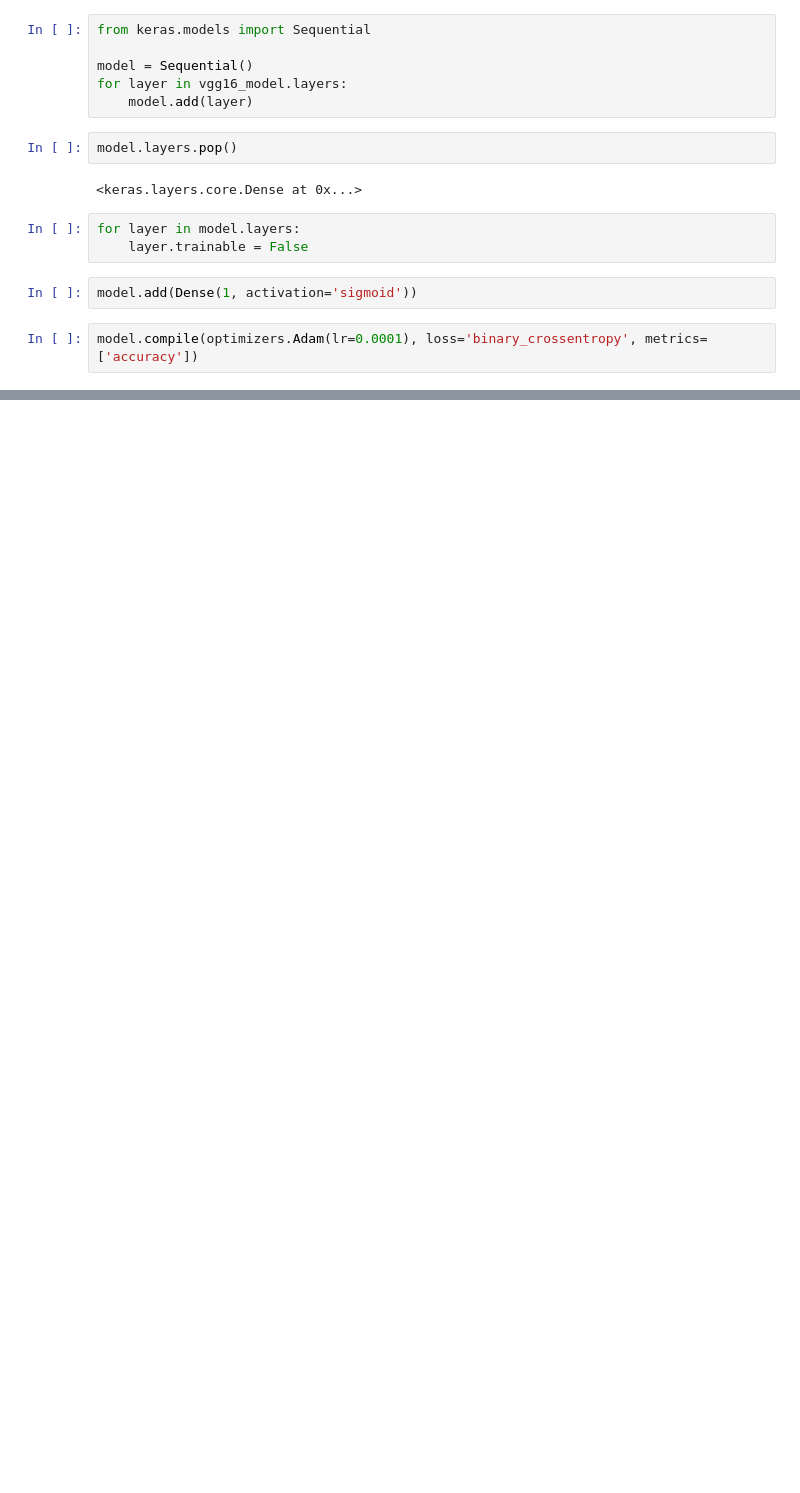
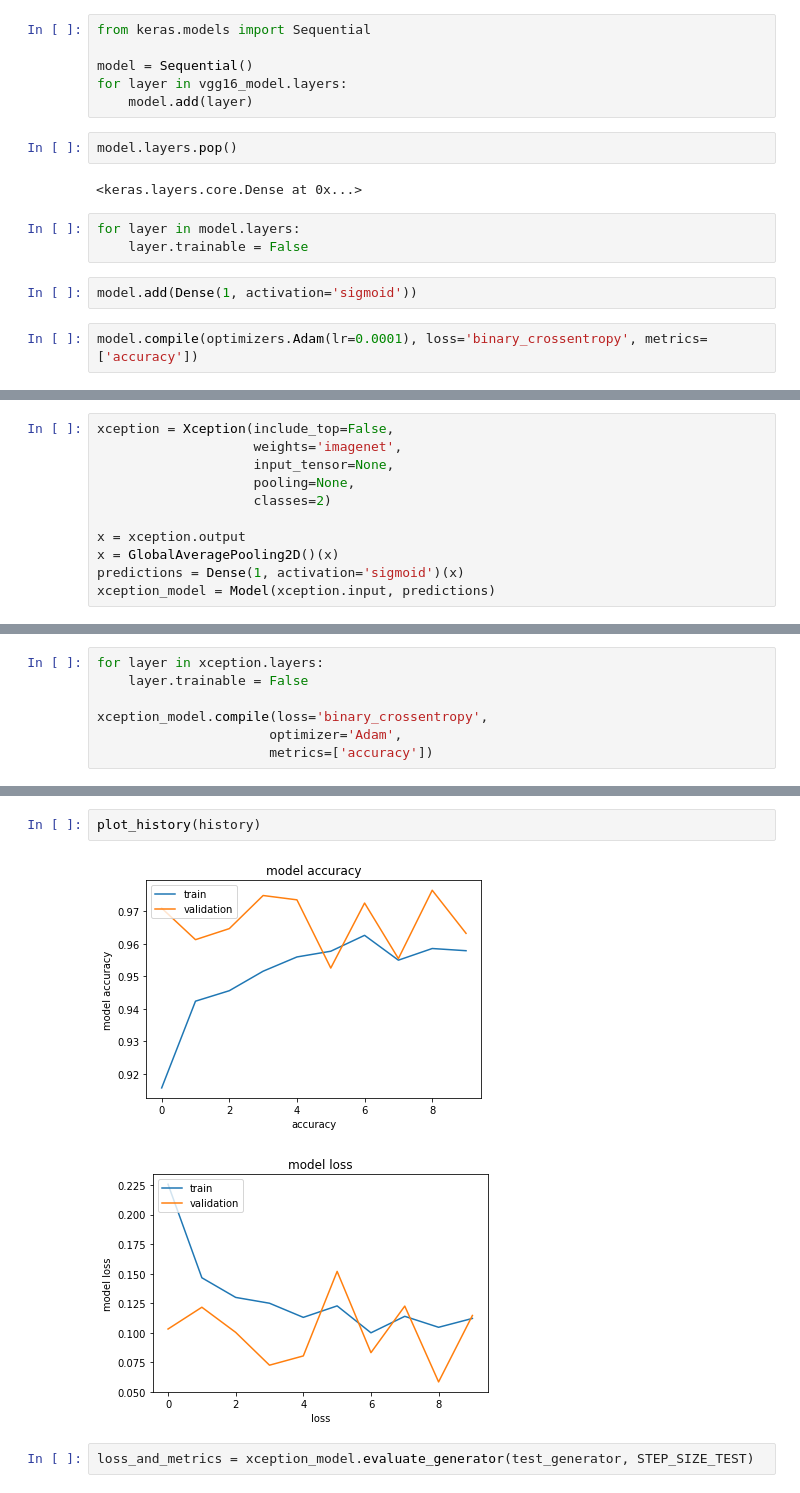
Before and after one commit to D-M-Moriarty/Pet-Adoption, a Jupyter notebook: notebooks/Train cat dog classifier.ipynb, the cells around one changed output, grey strips where cells are left out. Drawn from its saved outputs; the diff is of its cells as text; blank space fills up the shorter version.

```diff
--- a/notebooks/Train cat dog classifier.ipynb
+++ b/notebooks/Train cat dog classifier.ipynb
@@ -626,0 +647,11 @@ KeyboardInterrupt
+# %%
+xception = Xception(include_top=False,
+                    weights='imagenet',
+                    input_tensor=None,
+                    pooling=None,
+                    classes=2)
+
+x = xception.output
+x = GlobalAveragePooling2D()(x)
+predictions = Dense(1, activation='sigmoid')(x)
+xception_model = Model(xception.input, predictions)
@@ -626,0 +678,7 @@ KeyboardInterrupt
+# %%
+for layer in xception.layers:
+    layer.trainable = False
+
+xception_model.compile(loss='binary_crossentropy',
+                      optimizer='Adam',
+                      metrics=['accuracy'])
@@ -626,0 +756,7 @@ KeyboardInterrupt
+# %%
+plot_history(history)
+# %% [output]
+[figure, added]
+[figure, added]
+# %%
+loss_and_metrics = xception_model.evaluate_generator(test_generator, STEP_SIZE_TEST)
```
Also changed, not shown: parts of 50 cells of this notebook, 3 other files.
